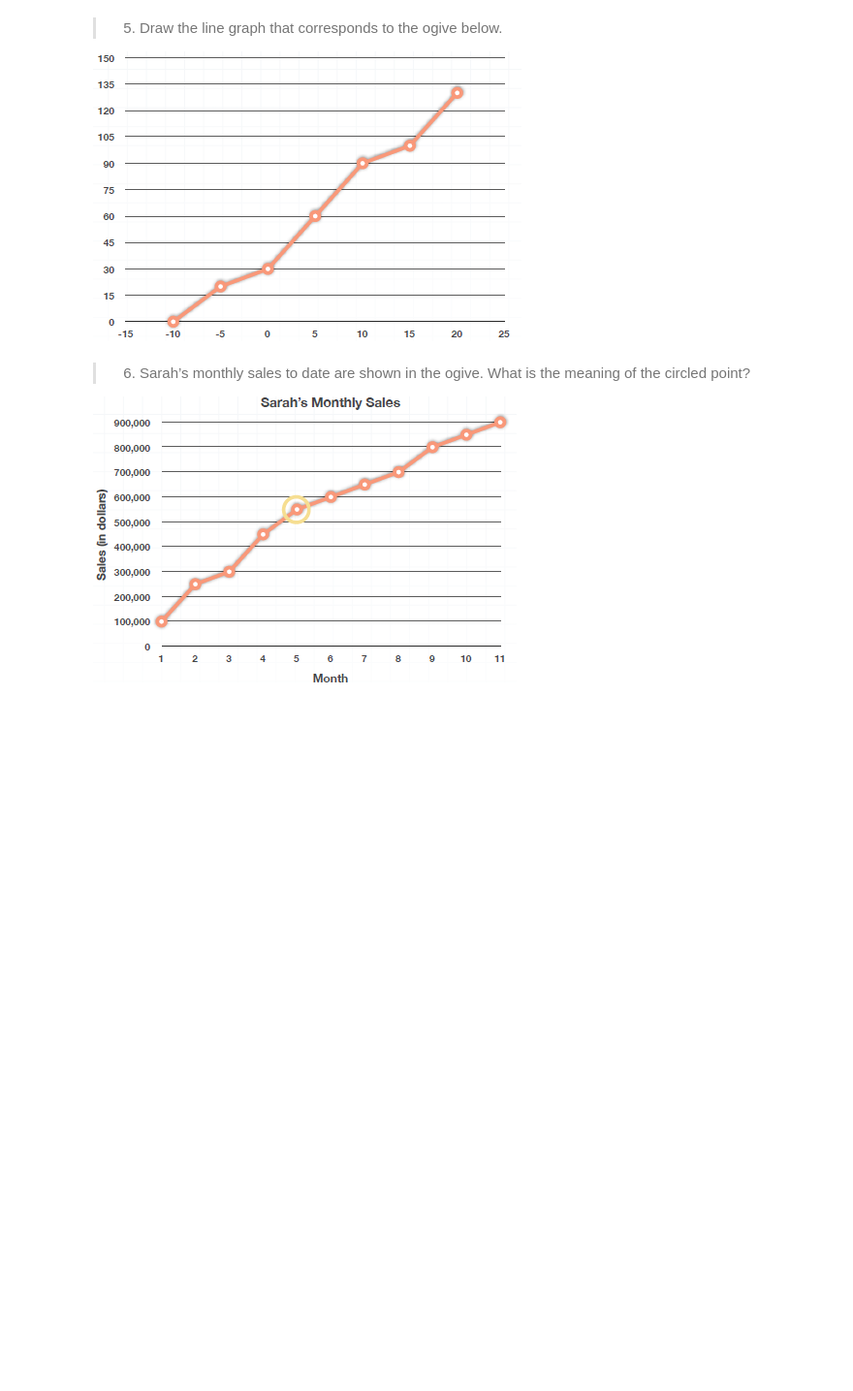
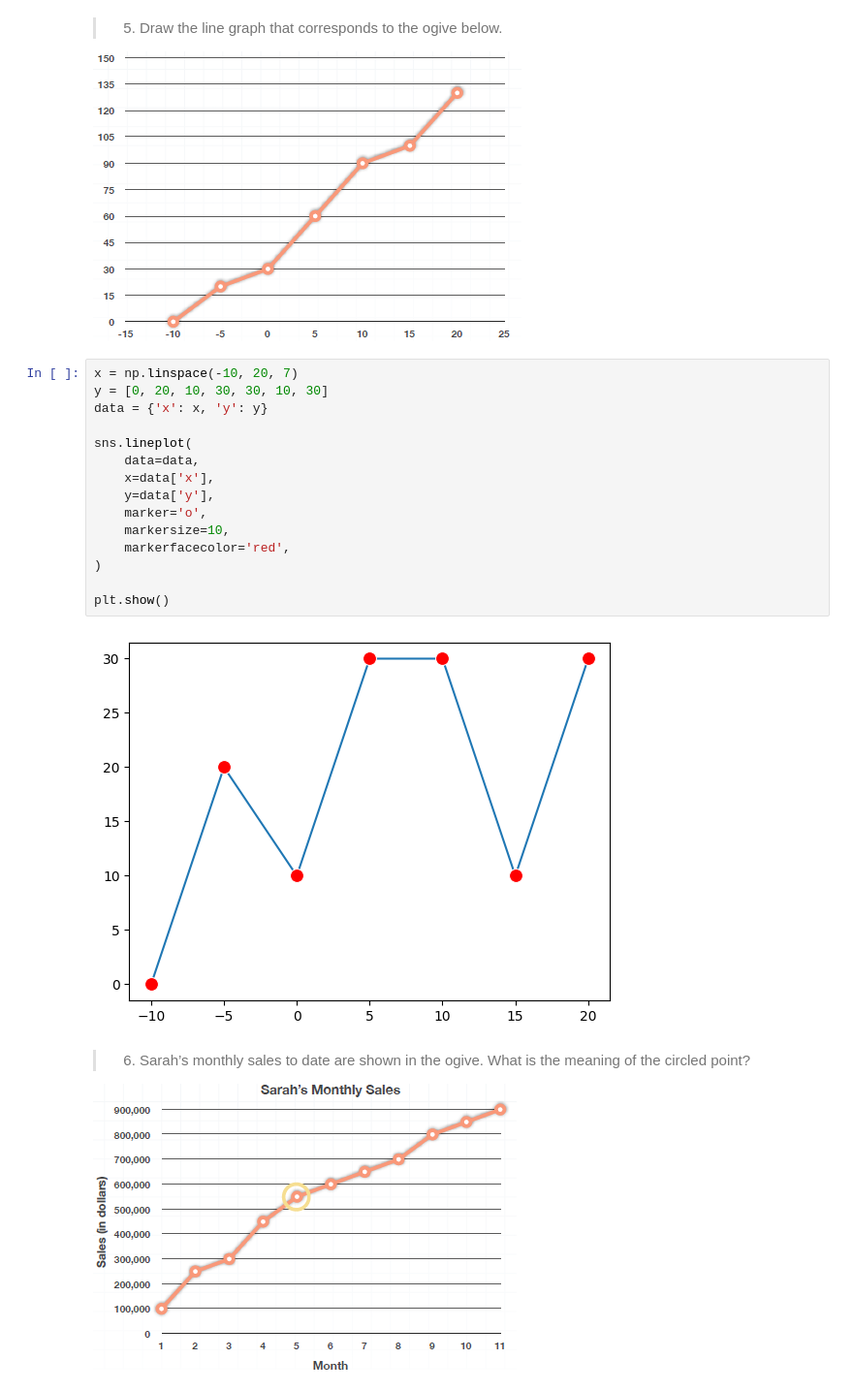
Before and after one commit to acasasis-dev/become-a-probability-n-statistics-master, a Jupyter notebook: bonus/section-02-visualizing-data/exercise-03-line-graphs-n-o-gives.ipynb, the cells around one changed output. Shown at 97% size. Cells and saved outputs as stored; diff of their text form; blank space fills up the shorter version.

```diff
--- a/bonus/section-02-visualizing-data/exercise-03-line-graphs-n-o-gives.ipynb
+++ b/bonus/section-02-visualizing-data/exercise-03-line-graphs-n-o-gives.ipynb
@@ -34,6 +74,23 @@ There are only $5$ students that got the score between $70\%$ and $90\%$
 > 5. Draw the line graph that corresponds to the ogive below.
 
 ![image.png](attachment:image.png)
+# %%
+x = np.linspace(-10, 20, 7)
+y = [0, 20, 10, 30, 30, 10, 30]
+data = {'x': x, 'y': y}
+
+sns.lineplot(
+	data=data,
+	x=data['x'],
+	y=data['y'],
+	marker='o',
+	markersize=10,
+	markerfacecolor='red',
+)
+
+plt.show()
+# %% [output]
+[figure, added]
 # %% [markdown]
 > 6. Sarah’s monthly sales to date are shown in the ogive. What is the
 meaning of the circled point?
```
Also changed, not shown: parts of 2 cells of this notebook.
